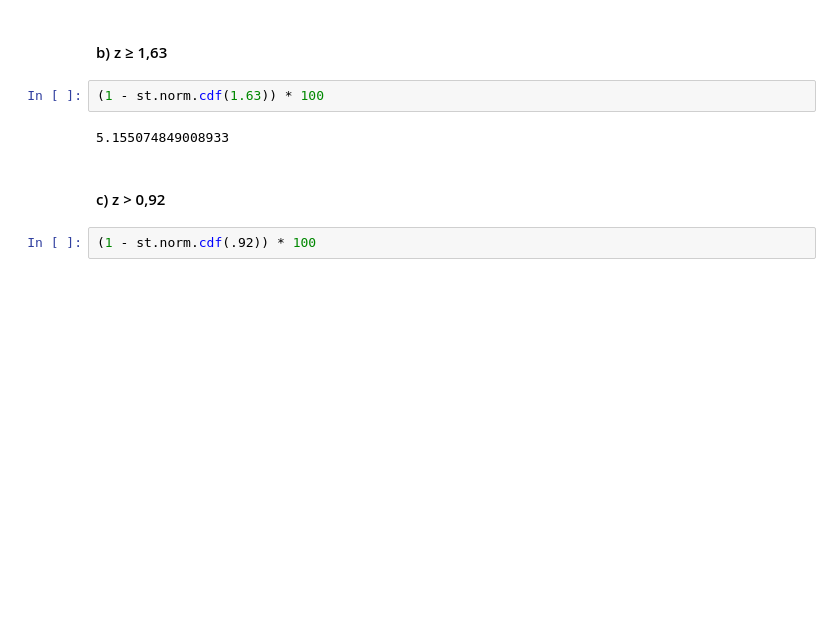
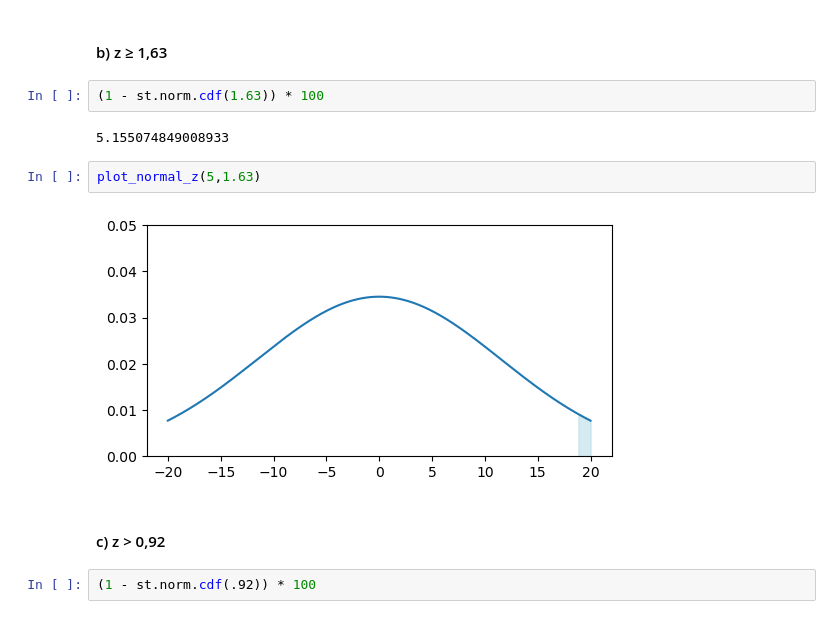
Before and after one commit to PineMi/University-projects, a Jupyter notebook: DataAnalysis_28_03_2024/Lista1_analise_de_dados.ipynb, the cells around one changed output. Cells and saved outputs as stored; diff of their text form; blank space fills up the shorter version.

```diff
--- a/DataAnalysis_28_03_2024/Lista1_analise_de_dados.ipynb
+++ b/DataAnalysis_28_03_2024/Lista1_analise_de_dados.ipynb
@@ -32,6 +62,10 @@ st.norm.cdf(1.63) * 100
 (1 - st.norm.cdf(1.63)) * 100
 # %% [output]
 5.155074849008933
+# %%
+plot_normal_z(5,1.63)
+# %% [output]
+[figure, added]
 # %% [markdown]
 #### c) z > 0,92
 # %%
```
Also changed, not shown: parts of 6 cells of this notebook.
